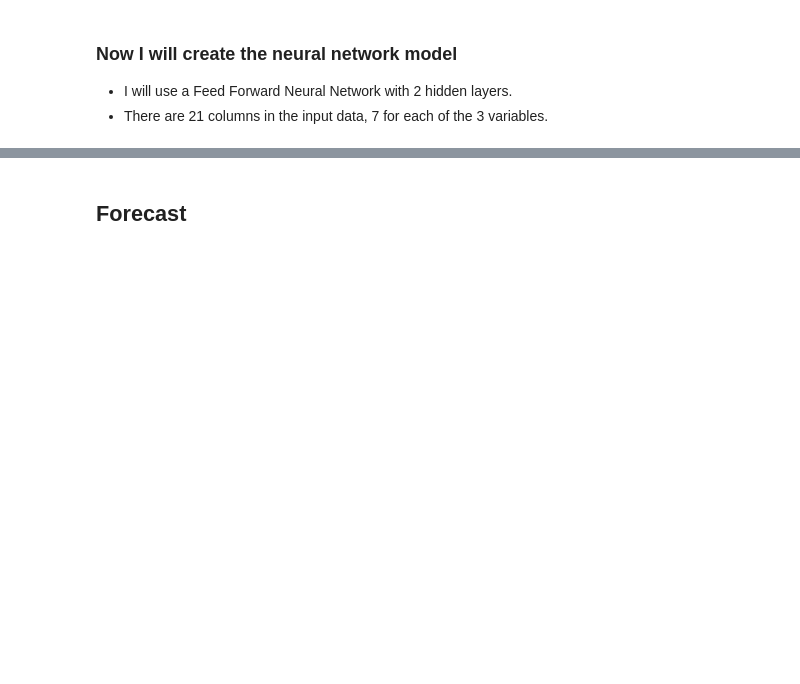
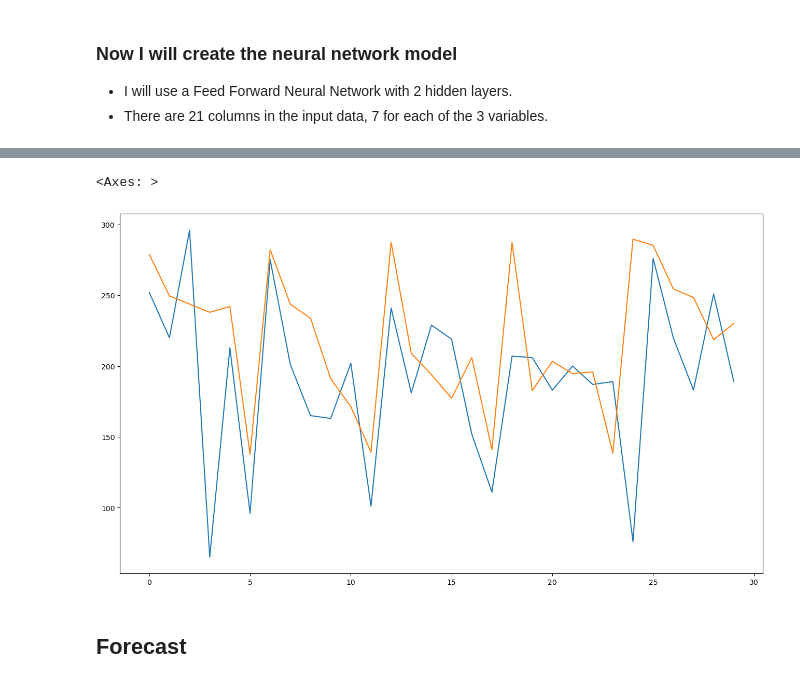
Before and after one commit to JsebastianUVPRQ/ES_Neural_Network_sales_prediction, a Jupyter notebook: Neural_network_multivariate.ipynb, the cells around one changed output, grey strips where cells are left out. Drawn from its saved outputs; the diff is of its cells as text; code cells hidden in the pictures; blank space fills up the shorter version.

```diff
--- a/Neural_network_multivariate.ipynb
+++ b/Neural_network_multivariate.ipynb
@@ -15,3 +17,3 @@ from sklearn.preprocessing import MinMaxScaler
 # %%
-df = pd.read_csv('time_series.csv',  parse_dates=[0], header=None,index_col=0, names=['fecha','unidades'])
-df.head()
+df = pd.read_csv('time_series.csv',  parse_dates=[0], header=None,index_col=0, names=['date','units'])
+df.tail()
@@ -49,7 +69,7 @@ def series_to_supervised(data, n_in=1, n_out=1, dropnan=True):
 PASOS=7
 
 # load dataset
-values = df['unidades'].values
+values = df['units'].values
 
 # ensure all data is float
 values = values.astype('float32')
@@ -59,7 +79,7 @@ values=values.reshape(-1, 1) # esto lo hacemos porque tenemos 1 sola dimension
 scaled = scaler.fit_transform(values)
 
 df['scaled'] = scaled
-scaledMerge=df.drop('unidades',axis=1)
+scaledMerge=df.drop('units',axis=1)
 #print(scaledMerge.values)
 
 # frame as supervised learning
@@ -133,6 +220,9 @@ versus2.describe()
 # %%
-versus2['real'].plot()
-versus2['prediccion'].plot()
+versus2['Actual'].plot()
+versus2['prediction'].plot()
+# %% [output]
+<Axes: >
+[figure, added]
 # %% [markdown]
 ## Forecast
 # %%
```
Also changed, not shown: parts of 20 cells of this notebook, 2 other files.
